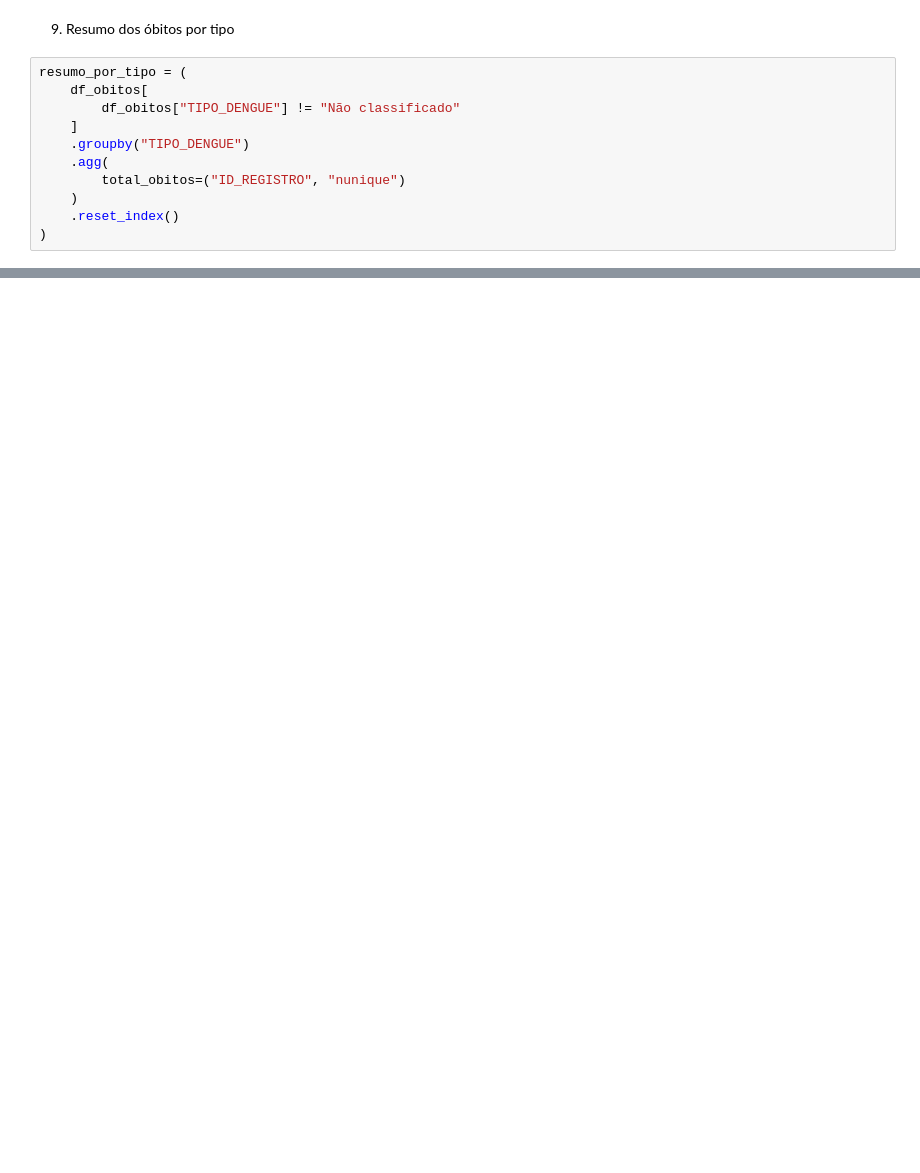
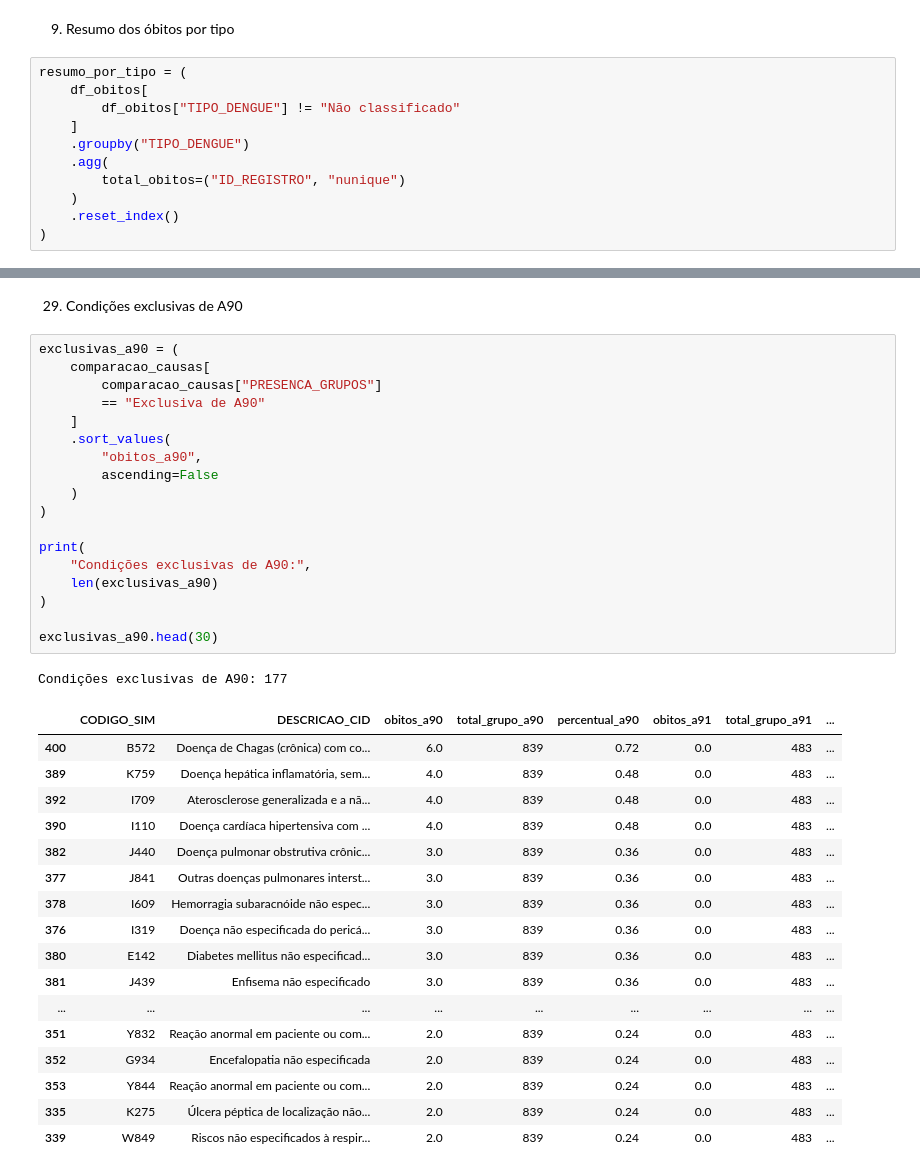
Before and after one commit to renatobdo/doutorado, a Jupyter notebook: 04_comparacao_a90_a91_sim_2023.ipynb, the cells around one changed output, grey strips where cells are left out. Cells and saved outputs as stored; diff of their text form; blank space fills up the shorter version.

```diff
--- a/04_comparacao_a90_a91_sim_2023.ipynb
+++ b/04_comparacao_a90_a91_sim_2023.ipynb
@@ -241,0 +1097,39 @@ resumo_por_tipo
+# %% [markdown]
+29. Condições exclusivas de A90
+# %%
+exclusivas_a90 = (
+    comparacao_causas[
+        comparacao_causas["PRESENCA_GRUPOS"]
+        == "Exclusiva de A90"
+    ]
+    .sort_values(
+        "obitos_a90",
+        ascending=False
+    )
+)
+
+print(
+    "Condições exclusivas de A90:",
+    len(exclusivas_a90)
+)
+
+exclusivas_a90.head(30)
+# %% [output]
+Condições exclusivas de A90: 177
+|  | CODIGO_SIM | DESCRICAO_CID | obitos_a90 | total_grupo_a90 | percentual_a90 | obitos_a91 | total_grupo_a91 | ... |
+| 400 | B572 | Doença de Chagas (crônica) com co... | 6.0 | 839 | 0.72 | 0.0 | 483 | ... |
+| 389 | K759 | Doença hepática inflamatória, sem... | 4.0 | 839 | 0.48 | 0.0 | 483 | ... |
+| 392 | I709 | Aterosclerose generalizada e a nã... | 4.0 | 839 | 0.48 | 0.0 | 483 | ... |
+| 390 | I110 | Doença cardíaca hipertensiva com ... | 4.0 | 839 | 0.48 | 0.0 | 483 | ... |
+| 382 | J440 | Doença pulmonar obstrutiva crônic... | 3.0 | 839 | 0.36 | 0.0 | 483 | ... |
+| 377 | J841 | Outras doenças pulmonares interst... | 3.0 | 839 | 0.36 | 0.0 | 483 | ... |
+| 378 | I609 | Hemorragia subaracnóide não espec... | 3.0 | 839 | 0.36 | 0.0 | 483 | ... |
+| 376 | I319 | Doença não especificada do pericá... | 3.0 | 839 | 0.36 | 0.0 | 483 | ... |
+| 380 | E142 | Diabetes mellitus não especificad... | 3.0 | 839 | 0.36 | 0.0 | 483 | ... |
+| 381 | J439 | Enfisema não especificado | 3.0 | 839 | 0.36 | 0.0 | 483 | ... |
+| ... | ... | ... | ... | ... | ... | ... | ... | ... |
+| 351 | Y832 | Reação anormal em paciente ou com... | 2.0 | 839 | 0.24 | 0.0 | 483 | ... |
+| 352 | G934 | Encefalopatia não especificada | 2.0 | 839 | 0.24 | 0.0 | 483 | ... |
+| 353 | Y844 | Reação anormal em paciente ou com... | 2.0 | 839 | 0.24 | 0.0 | 483 | ... |
+| 335 | K275 | Úlcera péptica de localização não... | 2.0 | 839 | 0.24 | 0.0 | 483 | ... |
+| 339 | W849 | Riscos não especificados à respir... | 2.0 | 839 | 0.24 | 0.0 | 483 | ... |
```
Also changed, not shown: parts of 104 cells of this notebook.
